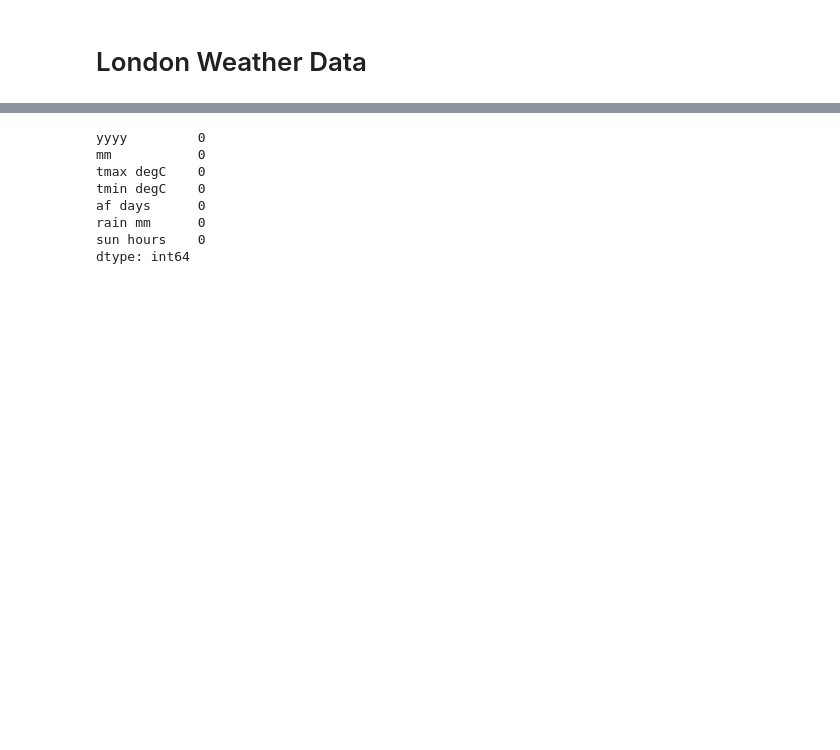
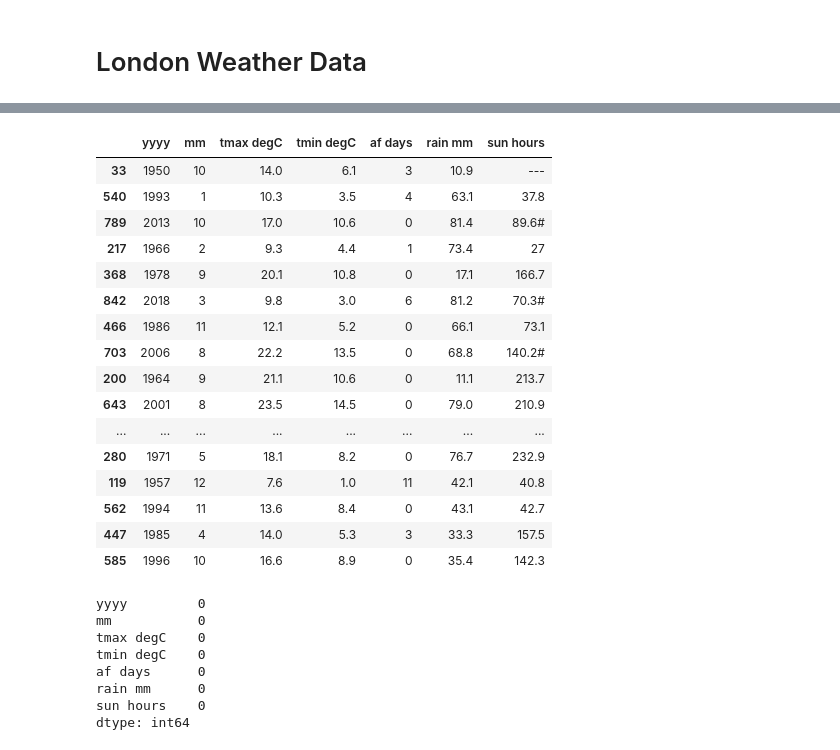
Before and after one commit to js816/New_York_-_London_Weather_Predictions, a Jupyter notebook: Weather_data_EDA_and_cleaning.ipynb, the cells around one changed output, grey strips where cells are left out. Saved outputs shown, nothing was run; the diff lists cells and outputs as text; code cells hidden in the pictures; blank space fills up the shorter version.

```diff
--- a/Weather_data_EDA_and_cleaning.ipynb
+++ b/Weather_data_EDA_and_cleaning.ipynb
@@ -19,3 +30,23 @@ london_weather_df.head()
+# %%
+london_weather_df.sample(20)
+# %% [output]
+|  | yyyy | mm | tmax degC | tmin degC | af days | rain mm | sun hours |
+| 33 | 1950 | 10 | 14.0 | 6.1 | 3 | 10.9 | --- |
+| 540 | 1993 | 1 | 10.3 | 3.5 | 4 | 63.1 | 37.8 |
+| 789 | 2013 | 10 | 17.0 | 10.6 | 0 | 81.4 | 89.6# |
+| 217 | 1966 | 2 | 9.3 | 4.4 | 1 | 73.4 | 27 |
+| 368 | 1978 | 9 | 20.1 | 10.8 | 0 | 17.1 | 166.7 |
+| 842 | 2018 | 3 | 9.8 | 3.0 | 6 | 81.2 | 70.3# |
+| 466 | 1986 | 11 | 12.1 | 5.2 | 0 | 66.1 | 73.1 |
+| 703 | 2006 | 8 | 22.2 | 13.5 | 0 | 68.8 | 140.2# |
+| 200 | 1964 | 9 | 21.1 | 10.6 | 0 | 11.1 | 213.7 |
+| 643 | 2001 | 8 | 23.5 | 14.5 | 0 | 79.0 | 210.9 |
+| ... | ... | ... | ... | ... | ... | ... | ... |
+| 280 | 1971 | 5 | 18.1 | 8.2 | 0 | 76.7 | 232.9 |
+| 119 | 1957 | 12 | 7.6 | 1.0 | 11 | 42.1 | 40.8 |
+| 562 | 1994 | 11 | 13.6 | 8.4 | 0 | 43.1 | 42.7 |
+| 447 | 1985 | 4 | 14.0 | 5.3 | 3 | 33.3 | 157.5 |
+| 585 | 1996 | 10 | 16.6 | 8.9 | 0 | 35.4 | 142.3 |
 # %%
 # Looking for null values
 london_weather_df.isnull().sum()
```
Also changed, not shown: parts of 1 cell of this notebook, 2 other files.
